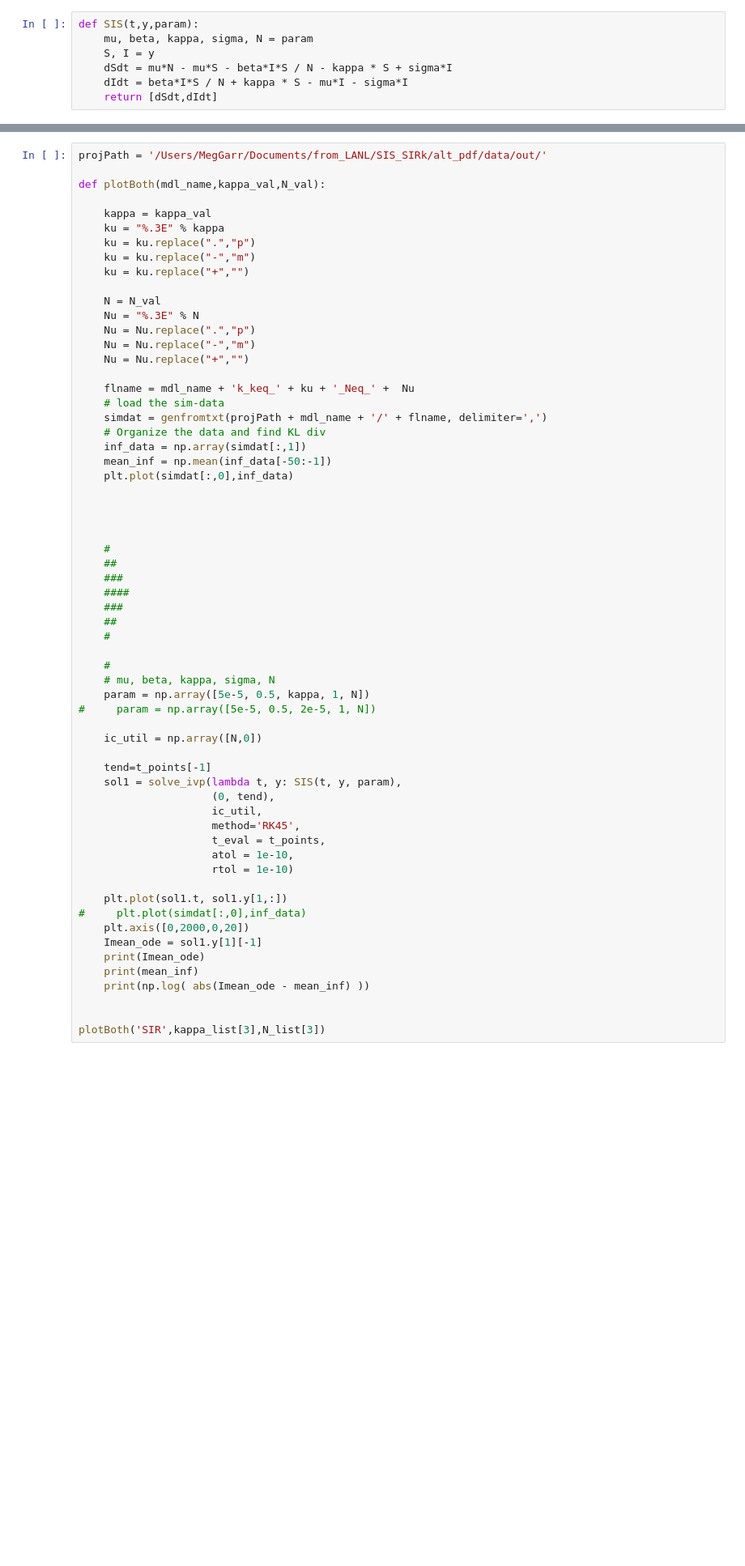
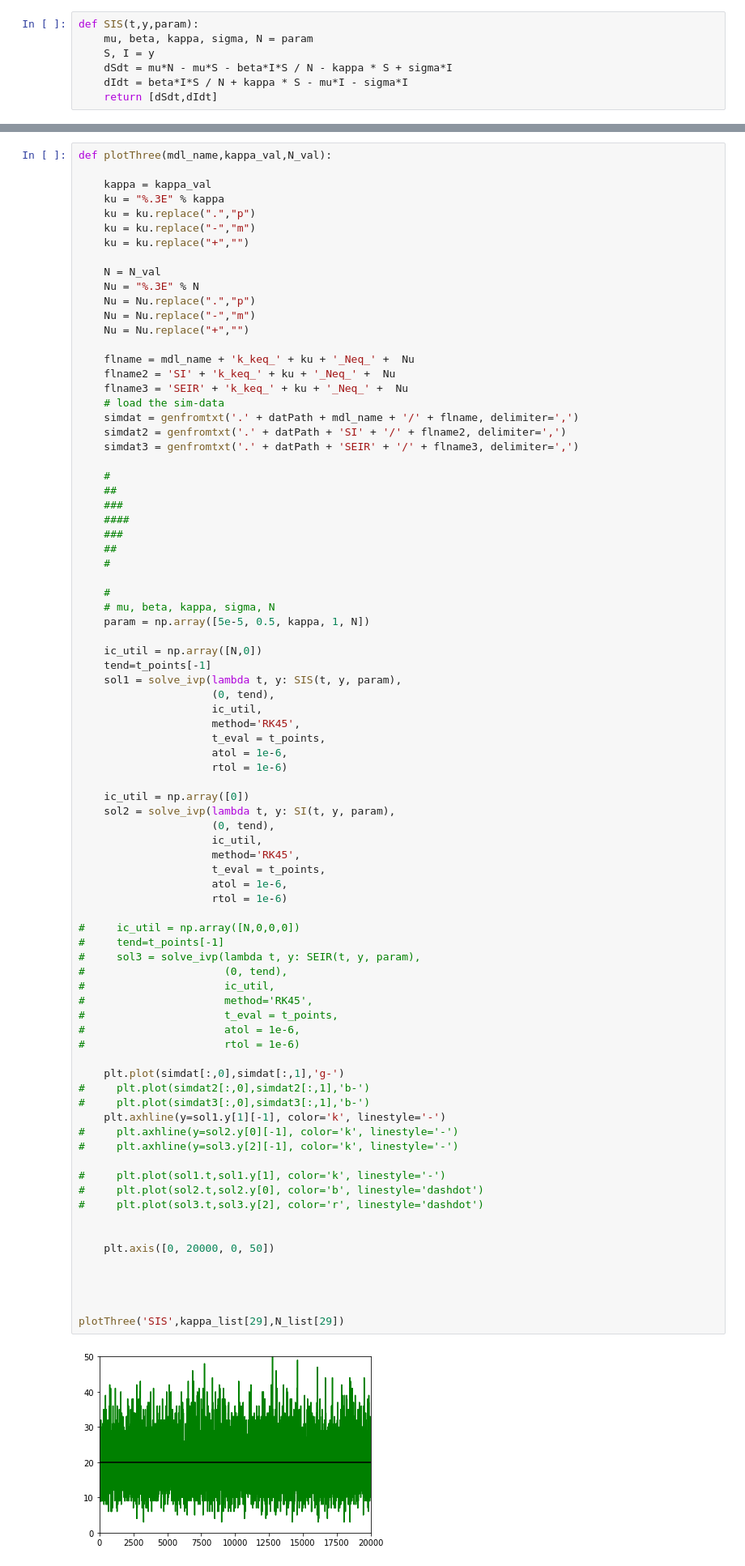
Before and after one commit to GNieddu/SISkappa, a Jupyter notebook: deterministicSolver.ipynb, the cells around one changed output, grey strips where cells are left out. Shown at 81% size. Cells and saved outputs as stored; diff of their text form; blank space fills up the shorter version.

```diff
--- a/deterministicSolver.ipynb
+++ b/deterministicSolver.ipynb
@@ -115,7 +458,5 @@ plotBoth('SIS',kappa_list[3],N_list[3])
 # %%
-projPath = '/Users/MegGarr/Documents/from_LANL/SIS_SIRk/alt_pdf/data/out/'
-
-def plotBoth(mdl_name,kappa_val,N_val):
+def plotThree(mdl_name,kappa_val,N_val):
 
     kappa = kappa_val
     ku = "%.3E" % kappa
@@ -127,50 +468,74 @@ def plotBoth(mdl_name,kappa_val,N_val):
     Nu = "%.3E" % N
     Nu = Nu.replace(".","p")
     Nu = Nu.replace("-","m")
     Nu = Nu.replace("+","")
 
     flname = mdl_name + 'k_keq_' + ku + '_Neq_' +  Nu
+    flname2 = 'SI' + 'k_keq_' + ku + '_Neq_' +  Nu
+    flname3 = 'SEIR' + 'k_keq_' + ku + '_Neq_' +  Nu
     # load the sim-data
-    simdat = genfromtxt(projPath + mdl_name + '/' + flname, delimiter=',')
-    # Organize the data and find KL div
-    inf_data = np.array(simdat[:,1])
-    mean_inf = np.mean(inf_data[-50:-1])
-    plt.plot(simdat[:,0],inf_data)
-
-
-
+    simdat = genfromtxt('.' + datPath + mdl_name + '/' + flname, delimiter=',')
+    simdat2 = genfromtxt('.' + datPath + 'SI' + '/' + flname2, delimiter=',')
+    simdat3 = genfromtxt('.' + datPath + 'SEIR' + '/' + flname3, delimiter=',')
 
     #
     ##
     ###
     ####
     ###
     ##
     #
 
     #
     # mu, beta, kappa, sigma, N
     param = np.array([5e-5, 0.5, kappa, 1, N])
-#     param = np.array([5e-5, 0.5, 2e-5, 1, N])
 
     ic_util = np.array([N,0])
-
     tend=t_points[-1]
     sol1 = solve_ivp(lambda t, y: SIS(t, y, param),
                      (0, tend),
                      ic_util,
                      method='RK45',
                      t_eval = t_points,
-                     atol = 1e-10,
-                     rtol = 1e-10)
+                     atol = 1e-6,
+                     rtol = 1e-6)
 
-    plt.plot(sol1.t, sol1.y[1,:])
-#     plt.plot(simdat[:,0],inf_data)
-    plt.axis([0,2000,0,20])
-    Imean_ode = sol1.y[1][-1]
-    print(Imean_ode)
-    print(mean_inf)
-    print(np.log( abs(Imean_ode - mean_inf) ))
+    ic_util = np.array([0])
+    sol2 = solve_ivp(lambda t, y: SI(t, y, param),
+                     (0, tend),
+                     ic_util,
+                     method='RK45',
+                     t_eval = t_points,
+                     atol = 1e-6,
+                     rtol = 1e-6)
+
+#     ic_util = np.array([N,0,0,0])
+#     tend=t_points[-1]
+#     sol3 = solve_ivp(lambda t, y: SEIR(t, y, param),
+#                      (0, tend),
+#                      ic_util,
+#                      method='RK45',
+#                      t_eval = t_points,
+#                      atol = 1e-6,
+#                      rtol = 1e-6)
+
+    plt.plot(simdat[:,0],simdat[:,1],'g-')
+#     plt.plot(simdat2[:,0],simdat2[:,1],'b-')
+#     plt.plot(simdat3[:,0],simdat3[:,1],'b-')
+    plt.axhline(y=sol1.y[1][-1], color='k', linestyle='-')
+#     plt.axhline(y=sol2.y[0][-1], color='k', linestyle='-')
+#     plt.axhline(y=sol3.y[2][-1], color='k', linestyle='-')
+
+#     plt.plot(sol1.t,sol1.y[1], color='k', linestyle='-')
+#     plt.plot(sol2.t,sol2.y[0], color='b', linestyle='dashdot')
+#     plt.plot(sol3.t,sol3.y[2], color='r', linestyle='dashdot')
 
 
-plotBoth('SIR',kappa_list[3],N_list[3])
+    plt.axis([0, 20000, 0, 50])
+
+
+
+
+plotThree('SIS',kappa_list[29],N_list[29])
+# %% [output]
+[figure, added]
```
Also changed, not shown: parts of 25 cells of this notebook, 28 other files.
